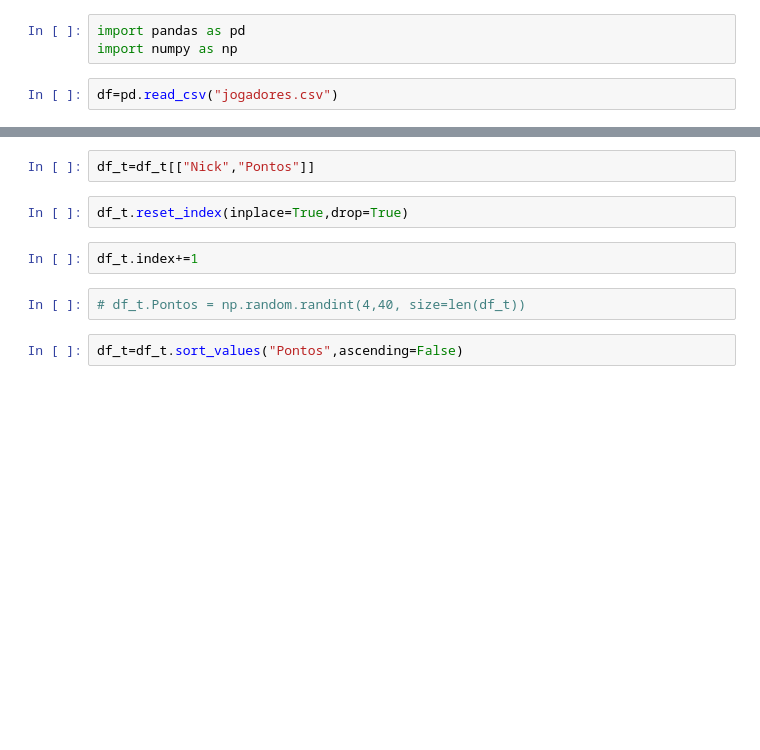
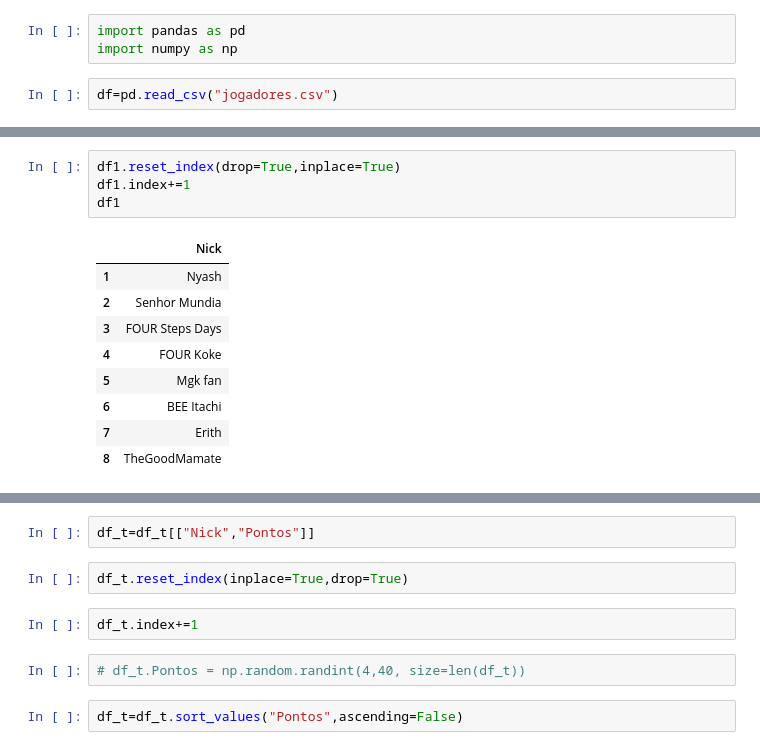
Before and after one commit to arthurslins/tft_liga_dos_leoes, a Jupyter notebook: teste2.ipynb, the cells around one changed output, grey strips where cells are left out. Saved outputs shown, nothing was run; the diff lists cells and outputs as text; blank space fills up the shorter version.

```diff
--- a/teste2.ipynb
+++ b/teste2.ipynb
@@ -36,0 +43,14 @@ df2
+# %%
+df1.reset_index(drop=True,inplace=True)
+df1.index+=1
+df1
+# %% [output]
+|  | Nick |
+| 1 | Nyash |
+| 2 | Senhor Mundia |
+| 3 | FOUR Steps Days |
+| 4 | FOUR Koke |
+| 5 | Mgk fan |
+| 6 | BEE Itachi |
+| 7 | Erith |
+| 8 | TheGoodMamate |
```
Also changed, not shown: parts of 54 cells of this notebook, 8 other files.
